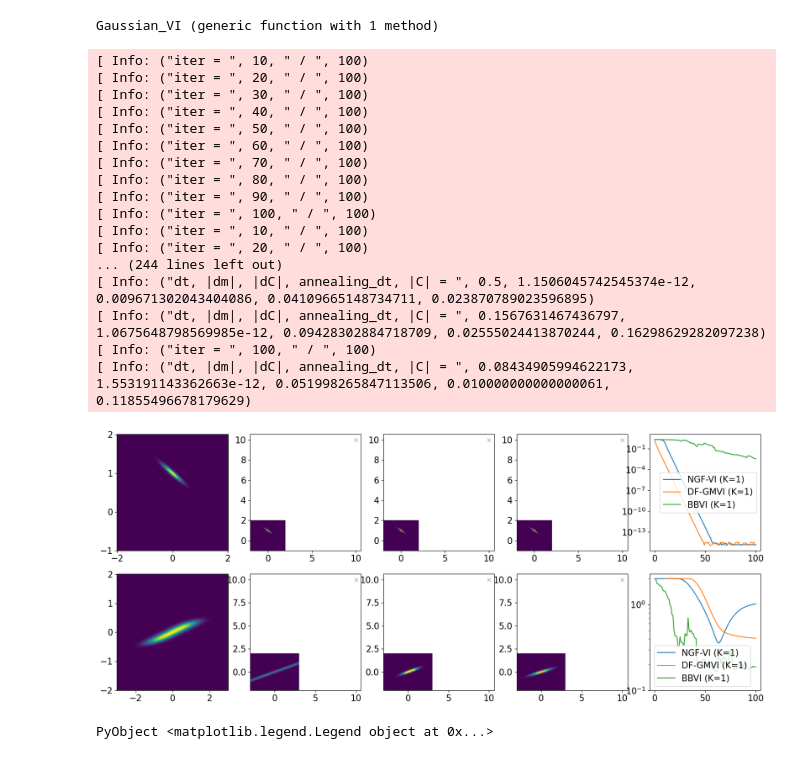
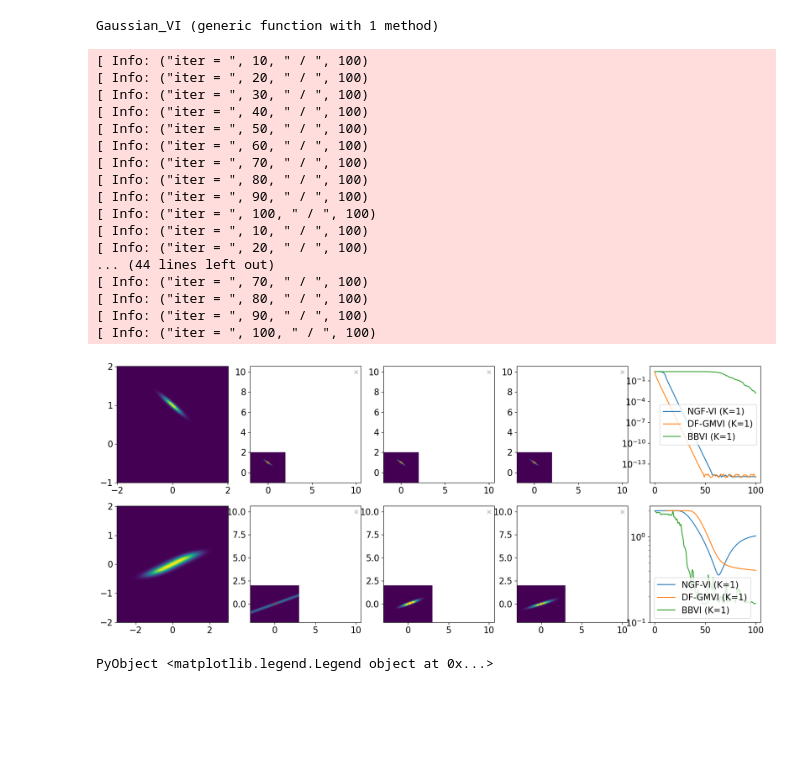
Before and after one commit to PKU-CMEGroup/InverseProblems.jl, a Jupyter notebook: Derivative-Free-Variational-Inference/Gaussian-NGD.ipynb, the cells around one changed output. Drawn from its saved outputs; the diff is of its cells as text; code cells hidden in the pictures; blank space fills up the shorter version.

```diff
--- a/Derivative-Free-Variational-Inference/Gaussian-NGD.ipynb
+++ b/Derivative-Free-Variational-Inference/Gaussian-NGD.ipynb
@@ -149,7 +149,7 @@ function Gaussian_VI(func_dV, func_V, func_F, μ0, Σ0; N_iter = 100, dt = 1.0e-
         x0_w, x0_mean, xx0_cov;
         diagonal_covariance = false,
         discretize_inv_covariance = true,
-        N_ens = 5,
+        N_ens = 10,
         N_iter = N_iter)
 
     end
@@ -160,6 +160,7 @@ end
 # %% [output]
 Gaussian_VI (generic function with 1 method)
 # %%
+include("../Inversion/GMBBVI.jl")
 fig, ax = PyPlot.subplots(nrows=2, ncols=5, sharex=false, sharey=false, figsize=(20,8))
 
 Random.seed!(123)
@@ -179,36 +180,36 @@ func_dV(x) = dV(x, func_args)
 ngf_obj, dfgmvi_obj, bbvi_obj = Gaussian_VI(func_dV, func_V, func_F, μ0, Σ0; N_iter = N_iter, dt = 5e-1)
 objs = (ngf_obj, dfgmvi_obj, bbvi_obj);
 visualization_2d(ax[1,:]; Nx=200, Ny=200, x_lim=[-2.0,2.0], y_lim=[-1.0,2.0], func_F=func_F, objs=objs, label=["NGF-VI", "DF-GMVI", "BBVI"])
 
 
 y = [0.0; 0.0]
 ση = 0.1
 Gtype = "Logconcave"
 λ = 0.1
 func_args = (y, ση, λ , Gtype)
 func_F(x) = F(x, func_args)
 func_V(x) = V(x, func_args)
 func_dV(x) = dV(x, func_args)
 ngf_obj, dfgmvi_obj, bbvi_obj = Gaussian_VI(func_dV, func_V, func_F, μ0, Σ0; N_iter = N_iter, dt = 2e-1)
 objs = (ngf_obj, dfgmvi_obj, bbvi_obj);
 visualization_2d(ax[2,:]; Nx=200, Ny=200, x_lim=[-3.0,3.0], y_lim=[-2.0,2.0], func_F=func_F, objs=objs, label=["NGF-VI", "DF-GMVI", "BBVI"])
 # %% [output]
 [ Info: ("iter = ", 10, " / ", 100)
 [ Info: ("iter = ", 20, " / ", 100)
 [ Info: ("iter = ", 30, " / ", 100)
 [ Info: ("iter = ", 40, " / ", 100)
 [ Info: ("iter = ", 50, " / ", 100)
 [ Info: ("iter = ", 60, " / ", 100)
 [ Info: ("iter = ", 70, " / ", 100)
 [ Info: ("iter = ", 80, " / ", 100)
 [ Info: ("iter = ", 90, " / ", 100)
 [ Info: ("iter = ", 100, " / ", 100)
 [ Info: ("iter = ", 10, " / ", 100)
 [ Info: ("iter = ", 20, " / ", 100)
-... (244 lines left out)
-[ Info: ("dt, |dm|, |dC|, annealing_dt, |C| = ", 0.5, 1.1506045742545374e-12, 0.009671302043404086, 0.04109665148734711, 0.023870789023596895)
-[ Info: ("dt, |dm|, |dC|, annealing_dt, |C| = ", 0.1567631467436797, 1.0675648798569985e-12, 0.09428302884718709, 0.02555024413870244, 0.16298629282097238)
+... (44 lines left out)
+[ Info: ("iter = ", 70, " / ", 100)
+[ Info: ("iter = ", 80, " / ", 100)
+[ Info: ("iter = ", 90, " / ", 100)
 [ Info: ("iter = ", 100, " / ", 100)
-[ Info: ("dt, |dm|, |dC|, annealing_dt, |C| = ", 0.08434905994622173, 1.553191143362663e-12, 0.051998265847113506, 0.010000000000000061, 0.11855496678179629)
-[figure, old version]
+[figure, new version]
 PyObject <matplotlib.legend.Legend object at 0x...>
```
Also changed, not shown: 2 other files.
